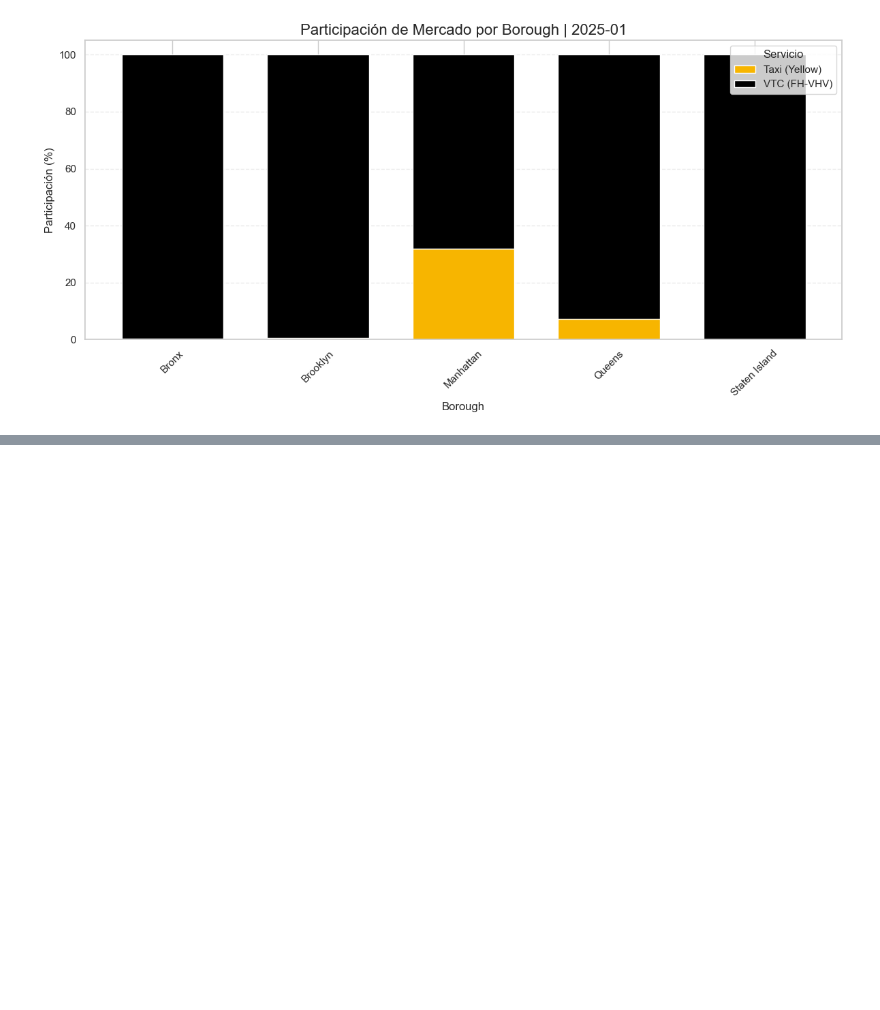
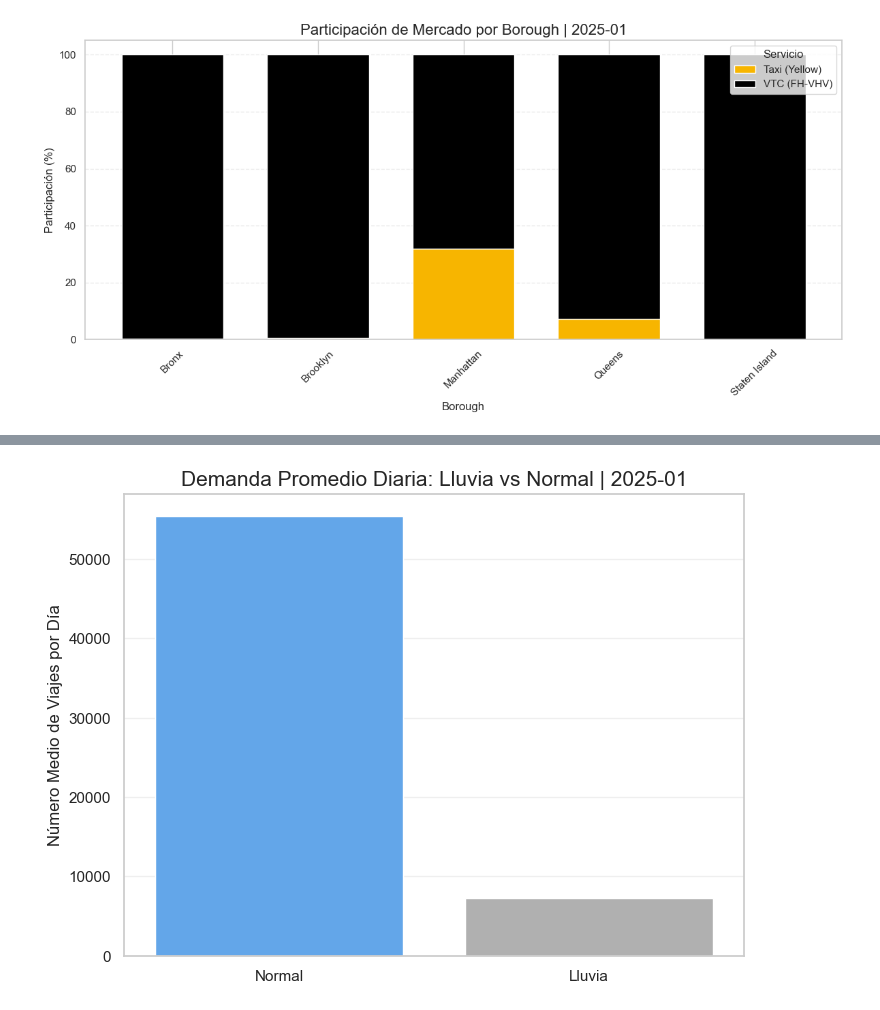
Before and after one commit to carmengranadosv/PD2-conducIA, a Jupyter notebook: src/analysis/1_data_analysis.ipynb, the cells around one changed output, grey strips where cells are left out. Cells and saved outputs as stored; diff of their text form; code cells hidden in the pictures; blank space fills up the shorter version.

```diff
--- a/src/analysis/1_data_analysis.ipynb
+++ b/src/analysis/1_data_analysis.ipynb
@@ -986,0 +987,48 @@ else:
+# %%
+# --- DEMANDA: LLUVIA VS NORMAL (MEDIA DIARIA) ---
+df_weather = df.copy()
+
+# Crear fecha calendario
+df_weather['fecha'] = df_weather['fecha_inicio'].dt.date
+
+# Convertir lluvia a booleano
+df_weather['es_lluvia'] = df_weather['lluvia'].astype(bool)
+
+# 1️⃣ Contar viajes por día
+viajes_por_dia = (
+    df_weather
+    .groupby(['fecha', 'es_lluvia'])
+    .size()
+    .reset_index(name='viajes_dia')
+)
+
+# 2️⃣ Calcular promedio diario según tipo de día
+demanda_lluvia = (
+    viajes_por_dia
+    .groupby('es_lluvia')['viajes_dia']
+    .mean()
+    .reset_index()
+)
+
+demanda_lluvia['tipo_dia'] = demanda_lluvia['es_lluvia'].map({
+    True: "Lluvia",
+    False: "Normal"
+})
+
+# Visualización
+plt.figure(figsize=(8, 6))
+
+sns.barplot(
+    data=demanda_lluvia,
+    x='tipo_dia',
+    y='viajes_dia',
+    palette=['#4DA6FF', '#B0B0B0']
+)
+
+plt.title(f"Demanda Promedio Diaria: Lluvia vs Normal | {ANIO_ANALISIS}-{MES_ANALISIS}", fontsize=15)
+plt.ylabel("Número Medio de Viajes por Día")
+plt.xlabel("")
+plt.grid(axis='y', alpha=0.3)
+plt.show()
+# %% [output]
+[figure, added]
```
Also changed, not shown: parts of 6 cells of this notebook.
